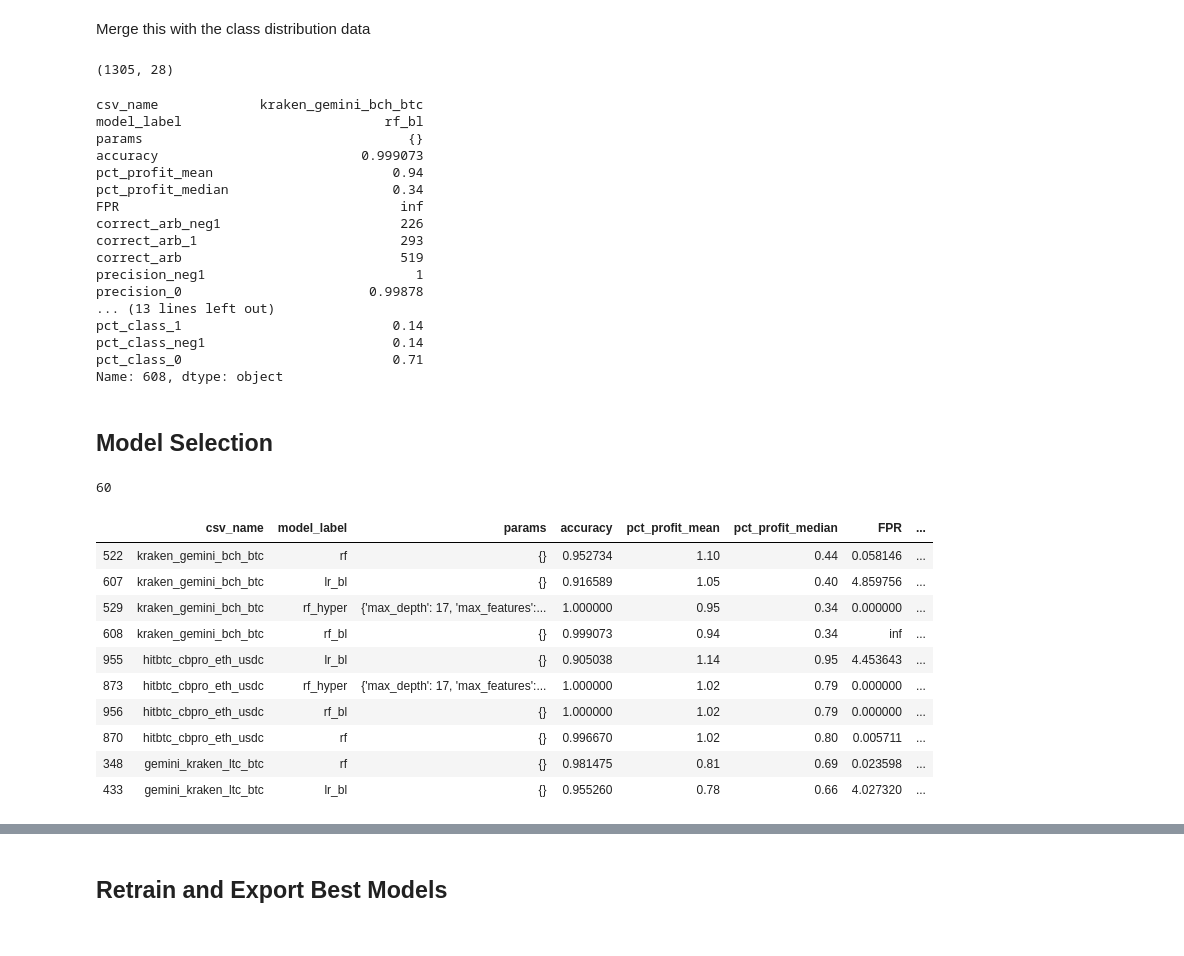
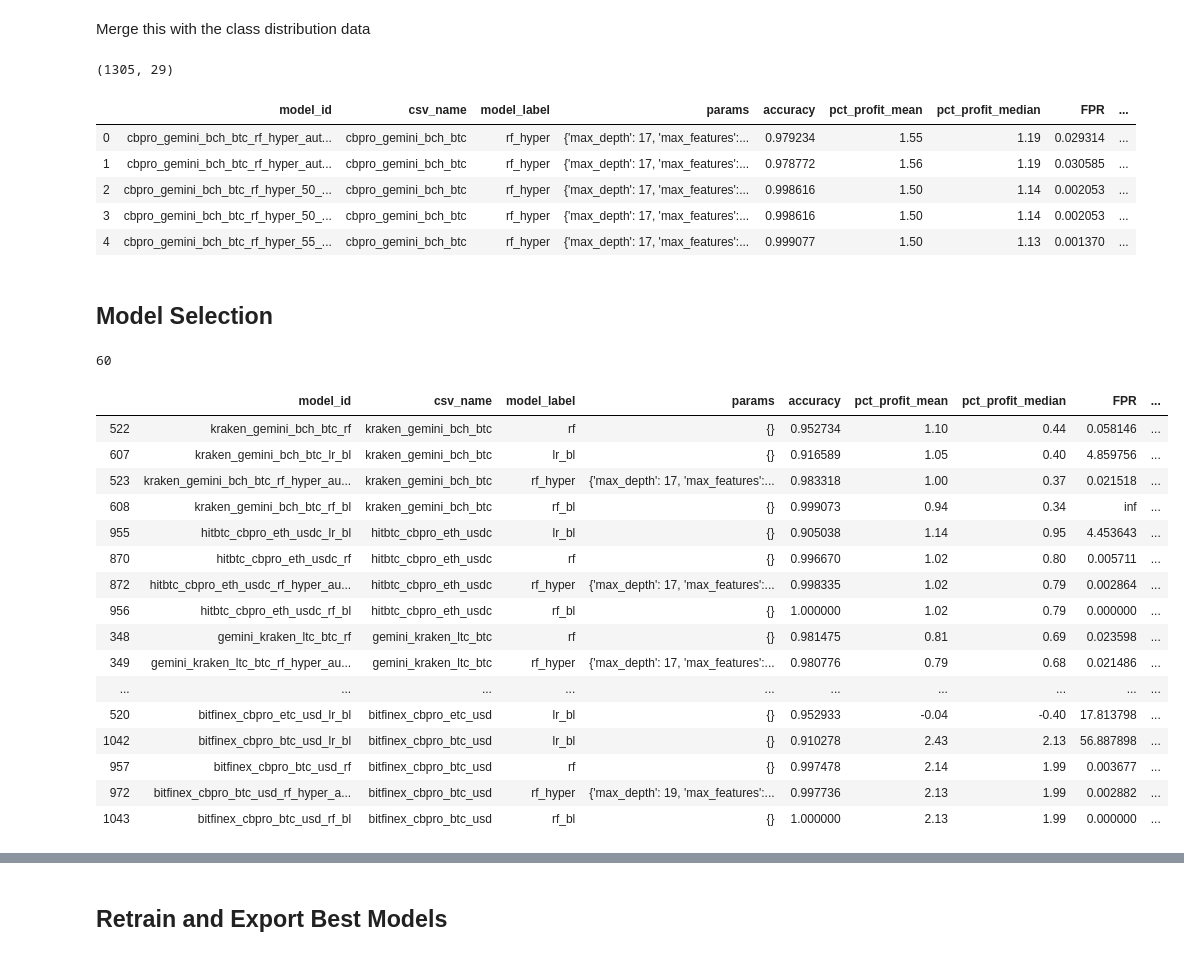
Before and after one commit to Cryptolytic-app/cryptolyticapp, a Jupyter notebook: modeling/3_arbitrage_model_evaluation.ipynb, the cells around one changed output, grey strips where cells are left out. Drawn from its saved outputs; the diff is of its cells as text; code cells hidden in the pictures.

```diff
--- a/modeling/3_arbitrage_model_evaluation.ipynb
+++ b/modeling/3_arbitrage_model_evaluation.ipynb
@@ -217,27 +210,15 @@ dist_df = dist_df.rename(columns={
 
 perf_df = pd.merge(perf_df, dist_df, on='csv_name')
 print(perf_df.shape) # (1290, 23)
-# perf_df.head()
-perf_df.loc[608]
+perf_df.head()
 # %% [output]
-(1305, 28)
+(1305, 29)
-csv_name             kraken_gemini_bch_btc
-model_label                          rf_bl
-params                                  {}
-accuracy                          0.999073
-pct_profit_mean                       0.94
-pct_profit_median                     0.34
-FPR                                    inf
-correct_arb_neg1                       226
-correct_arb_1                          293
-correct_arb                            519
-precision_neg1                           1
-precision_0                        0.99878
-... (13 lines left out)
-pct_class_1                           0.14
-pct_class_neg1                        0.14
-pct_class_0                           0.71
-Name: 608, dtype: object
+|  | model_id | csv_name | model_label | params | accuracy | pct_profit_mean | pct_profit_median | FPR | ... |
+| 0 | cbpro_gemini_bch_btc_rf_hyper_aut... | cbpro_gemini_bch_btc | rf_hyper | {'max_depth': 17, 'max_features':... | 0.979234 | 1.55 | 1.19 | 0.029314 | ... |
+| 1 | cbpro_gemini_bch_btc_rf_hyper_aut... | cbpro_gemini_bch_btc | rf_hyper | {'max_depth': 17, 'max_features':... | 0.978772 | 1.56 | 1.19 | 0.030585 | ... |
+| 2 | cbpro_gemini_bch_btc_rf_hyper_50_... | cbpro_gemini_bch_btc | rf_hyper | {'max_depth': 17, 'max_features':... | 0.998616 | 1.50 | 1.14 | 0.002053 | ... |
+| 3 | cbpro_gemini_bch_btc_rf_hyper_50_... | cbpro_gemini_bch_btc | rf_hyper | {'max_depth': 17, 'max_features':... | 0.998616 | 1.50 | 1.14 | 0.002053 | ... |
+| 4 | cbpro_gemini_bch_btc_rf_hyper_55_... | cbpro_gemini_bch_btc | rf_hyper | {'max_depth': 17, 'max_features':... | 0.999077 | 1.50 | 1.13 | 0.001370 | ... |
 # %% [markdown]
 ## Model Selection
 # %%
@@ -255,47 +236,52 @@ def model_selection(df):
     temp_df = temp_df[temp_df['pct_profit_mean'] > 0.2]
 
     top_models_df = temp_df.sort_values(
-        by='pct_profit_mean',
-        ascending=False
+        by=['precision_0', 'precision_1', 'precision_neg1'],
+        ascending=True
     )
-    top_models_df = top_models_df.drop_duplicates(
-        subset=['csv_name'])
-
+    top_models_df = top_models_df.drop_duplicates(subset=['csv_name'])
 
     # keep default lr/rf for each good model and the best one
     # from rf hyper
     top_models = temp_df['csv_name'].to_list()
     baseline_df = df[df['csv_name'].isin(top_models)]
     baseline_df = baseline_df.sort_values(
-        by=['precision_0', 'precision_1', 'precision_neg1', 'pct_profit_mean'],
-        ascending=False
+        by=['precision_0', 'precision_1', 'precision_neg1'],
+        ascending=True
     )
     baseline_df = baseline_df.drop_duplicates(
         subset=['csv_name', 'model_label'])
 
+    # add , 'pct_profit_mean' back into sort
     return top_models_df, baseline_df
 # %%
 top_models_df, baseline_df = model_selection(perf_df)
 # %%
 baseline_df = baseline_df.sort_values(
     by=['csv_name', 'pct_profit_mean'],
     ascending=False
 )
 print(len(baseline_df)) # 60 models
-baseline_df.head(10)
+baseline_df #.head(10)
 # %% [output]
 60
-|  | csv_name | model_label | params | accuracy | pct_profit_mean | pct_profit_median | FPR | ... |
-| 522 | kraken_gemini_bch_btc | rf | {} | 0.952734 | 1.10 | 0.44 | 0.058146 | ... |
-| 607 | kraken_gemini_bch_btc | lr_bl | {} | 0.916589 | 1.05 | 0.40 | 4.859756 | ... |
-| 529 | kraken_gemini_bch_btc | rf_hyper | {'max_depth': 17, 'max_features':... | 1.000000 | 0.95 | 0.34 | 0.000000 | ... |
-| 608 | kraken_gemini_bch_btc | rf_bl | {} | 0.999073 | 0.94 | 0.34 | inf | ... |
-| 955 | hitbtc_cbpro_eth_usdc | lr_bl | {} | 0.905038 | 1.14 | 0.95 | 4.453643 | ... |
-| 873 | hitbtc_cbpro_eth_usdc | rf_hyper | {'max_depth': 17, 'max_features':... | 1.000000 | 1.02 | 0.79 | 0.000000 | ... |
-| 956 | hitbtc_cbpro_eth_usdc | rf_bl | {} | 1.000000 | 1.02 | 0.79 | 0.000000 | ... |
-| 870 | hitbtc_cbpro_eth_usdc | rf | {} | 0.996670 | 1.02 | 0.80 | 0.005711 | ... |
-| 348 | gemini_kraken_ltc_btc | rf | {} | 0.981475 | 0.81 | 0.69 | 0.023598 | ... |
-| 433 | gemini_kraken_ltc_btc | lr_bl | {} | 0.955260 | 0.78 | 0.66 | 4.027320 | ... |
+|  | model_id | csv_name | model_label | params | accuracy | pct_profit_mean | pct_profit_median | FPR | ... |
+| 522 | kraken_gemini_bch_btc_rf | kraken_gemini_bch_btc | rf | {} | 0.952734 | 1.10 | 0.44 | 0.058146 | ... |
+| 607 | kraken_gemini_bch_btc_lr_bl | kraken_gemini_bch_btc | lr_bl | {} | 0.916589 | 1.05 | 0.40 | 4.859756 | ... |
+| 523 | kraken_gemini_bch_btc_rf_hyper_au... | kraken_gemini_bch_btc | rf_hyper | {'max_depth': 17, 'max_features':... | 0.983318 | 1.00 | 0.37 | 0.021518 | ... |
+| 608 | kraken_gemini_bch_btc_rf_bl | kraken_gemini_bch_btc | rf_bl | {} | 0.999073 | 0.94 | 0.34 | inf | ... |
+| 955 | hitbtc_cbpro_eth_usdc_lr_bl | hitbtc_cbpro_eth_usdc | lr_bl | {} | 0.905038 | 1.14 | 0.95 | 4.453643 | ... |
+| 870 | hitbtc_cbpro_eth_usdc_rf | hitbtc_cbpro_eth_usdc | rf | {} | 0.996670 | 1.02 | 0.80 | 0.005711 | ... |
+| 872 | hitbtc_cbpro_eth_usdc_rf_hyper_au... | hitbtc_cbpro_eth_usdc | rf_hyper | {'max_depth': 17, 'max_features':... | 0.998335 | 1.02 | 0.79 | 0.002864 | ... |
+| 956 | hitbtc_cbpro_eth_usdc_rf_bl | hitbtc_cbpro_eth_usdc | rf_bl | {} | 1.000000 | 1.02 | 0.79 | 0.000000 | ... |
+| 348 | gemini_kraken_ltc_btc_rf | gemini_kraken_ltc_btc | rf | {} | 0.981475 | 0.81 | 0.69 | 0.023598 | ... |
+| 349 | gemini_kraken_ltc_btc_rf_hyper_au... | gemini_kraken_ltc_btc | rf_hyper | {'max_depth': 17, 'max_features':... | 0.980776 | 0.79 | 0.68 | 0.021486 | ... |
+| ... | ... | ... | ... | ... | ... | ... | ... | ... | ... |
+| 520 | bitfinex_cbpro_etc_usd_lr_bl | bitfinex_cbpro_etc_usd | lr_bl | {} | 0.952933 | -0.04 | -0.40 | 17.813798 | ... |
+| 1042 | bitfinex_cbpro_btc_usd_lr_bl | bitfinex_cbpro_btc_usd | lr_bl | {} | 0.910278 | 2.43 | 2.13 | 56.887898 | ... |
+| 957 | bitfinex_cbpro_btc_usd_rf | bitfinex_cbpro_btc_usd | rf | {} | 0.997478 | 2.14 | 1.99 | 0.003677 | ... |
+| 972 | bitfinex_cbpro_btc_usd_rf_hyper_a... | bitfinex_cbpro_btc_usd | rf_hyper | {'max_depth': 19, 'max_features':... | 0.997736 | 2.13 | 1.99 | 0.002882 | ... |
+| 1043 | bitfinex_cbpro_btc_usd_rf_bl | bitfinex_cbpro_btc_usd | rf_bl | {} | 1.000000 | 2.13 | 1.99 | 0.000000 | ... |
 # %%
 top_models_df = top_models_df.sort_values(
     by=['pct_profit_mean'],
```
Also changed, not shown: parts of 10 cells of this notebook, 1 other file.
